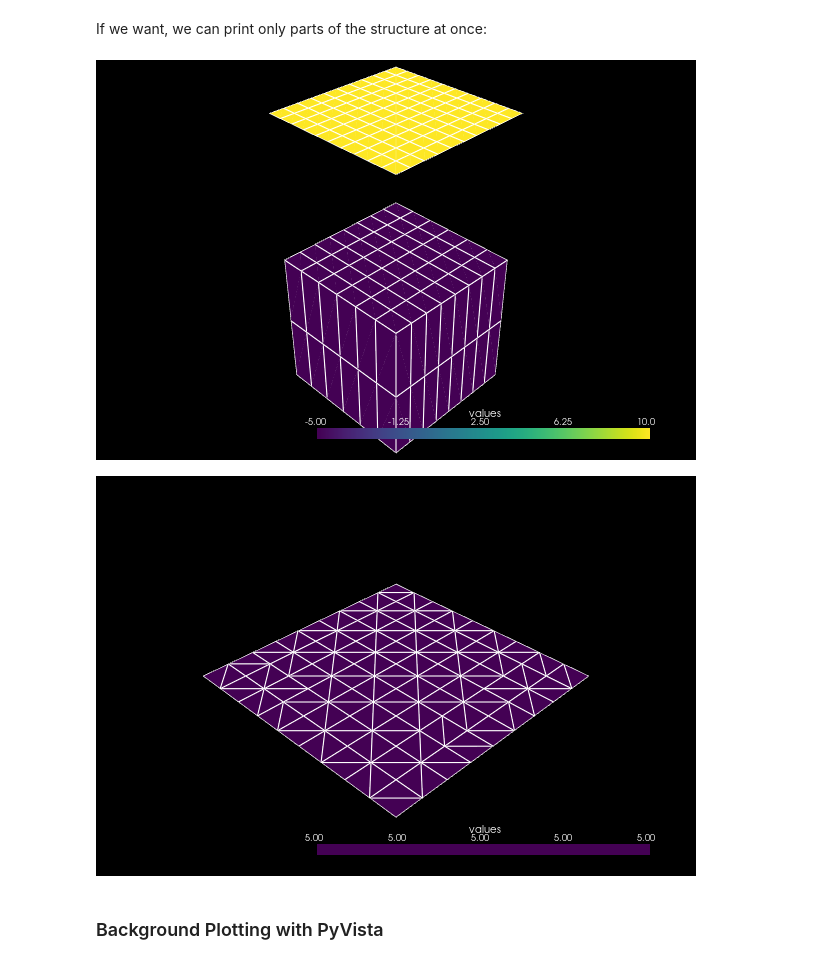
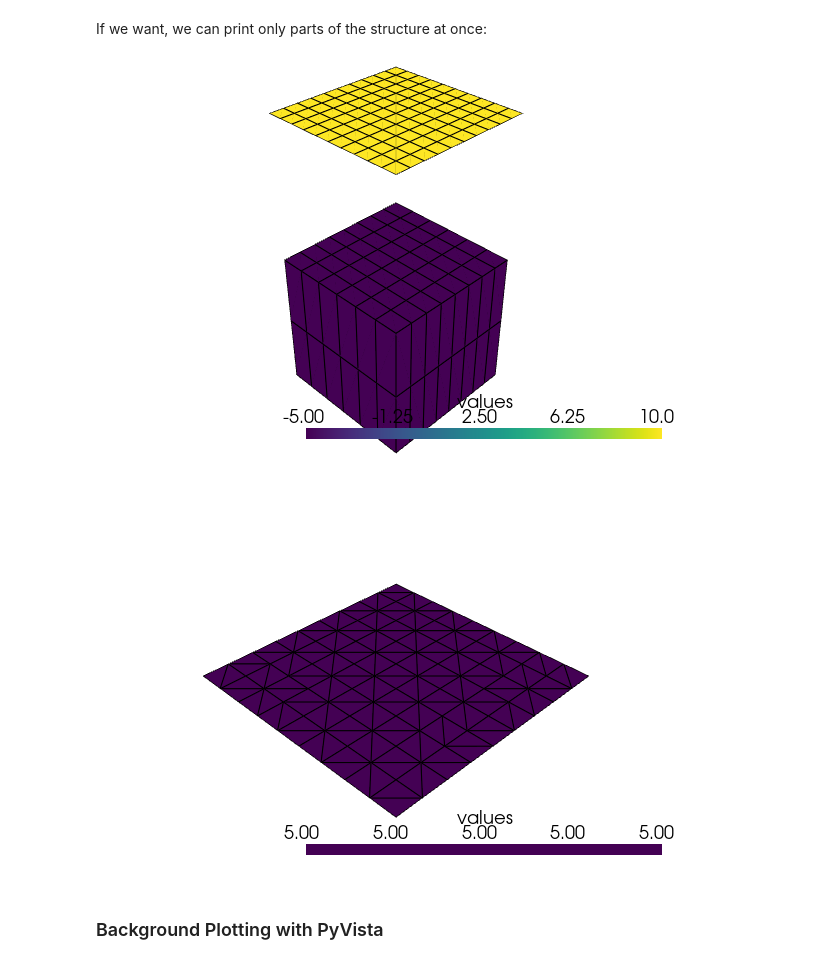
Before and after one commit to dewloosh/PolyMesh, a Jupyter notebook: notebooks/basic_usage.ipynb, the cells around one changed output. Cells and saved outputs as stored; diff of their text form; code cells hidden in the pictures.

```diff
--- a/notebooks/basic_usage.ipynb
+++ b/notebooks/basic_usage.ipynb
@@ -89,15 +78,15 @@ mesh.pvplot(notebook=True, window_size = (600, 400), theme=my_theme,
 # %% [markdown]
 If we want, we can print only parts of the structure at once:
 # %%
-mesh['grids'].pvplot(notebook=True, window_size = (600, 400), theme=my_theme,
+mesh['grids'].pvplot(notebook=True, window_size = (600, 400),
             jupyter_backend='static', scalars='values')
 # %% [output]
-[figure, old version]
+[figure, new version]
 # %%
-mesh['tri'].pvplot(notebook=True, window_size = (600, 400), theme=my_theme,
+mesh['tri'].pvplot(notebook=True, window_size = (600, 400),
             jupyter_backend='static', scalars='values')
 # %% [output]
-[figure, old version]
+[figure, new version]
 # %% [markdown]
 ### Background Plotting with PyVista
 # %%
```
Also changed, not shown: parts of 3 cells of this notebook, 33 other files.
